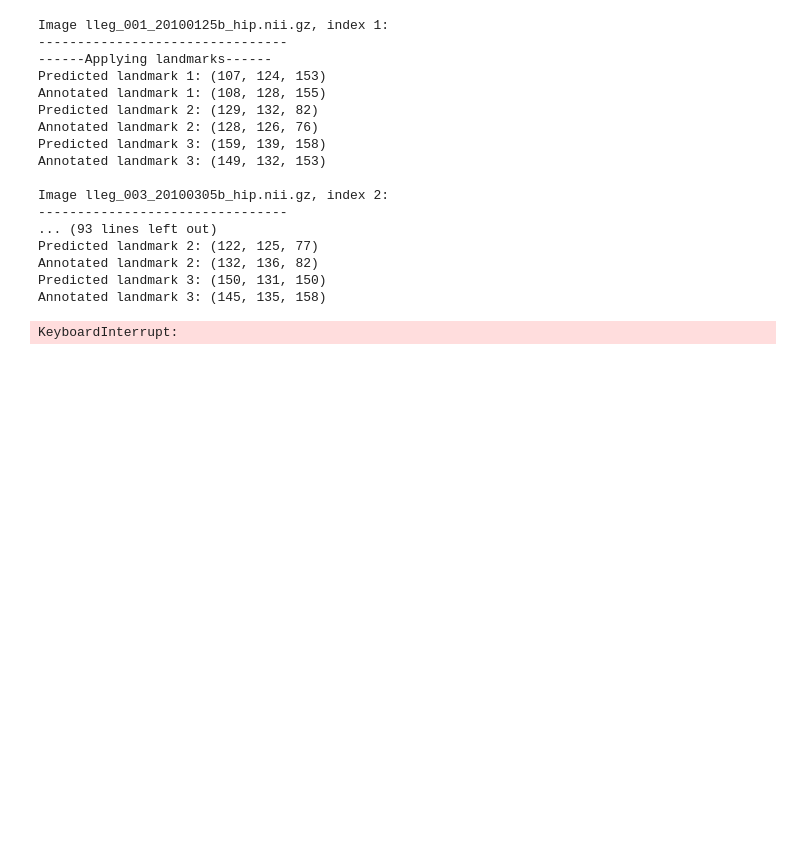
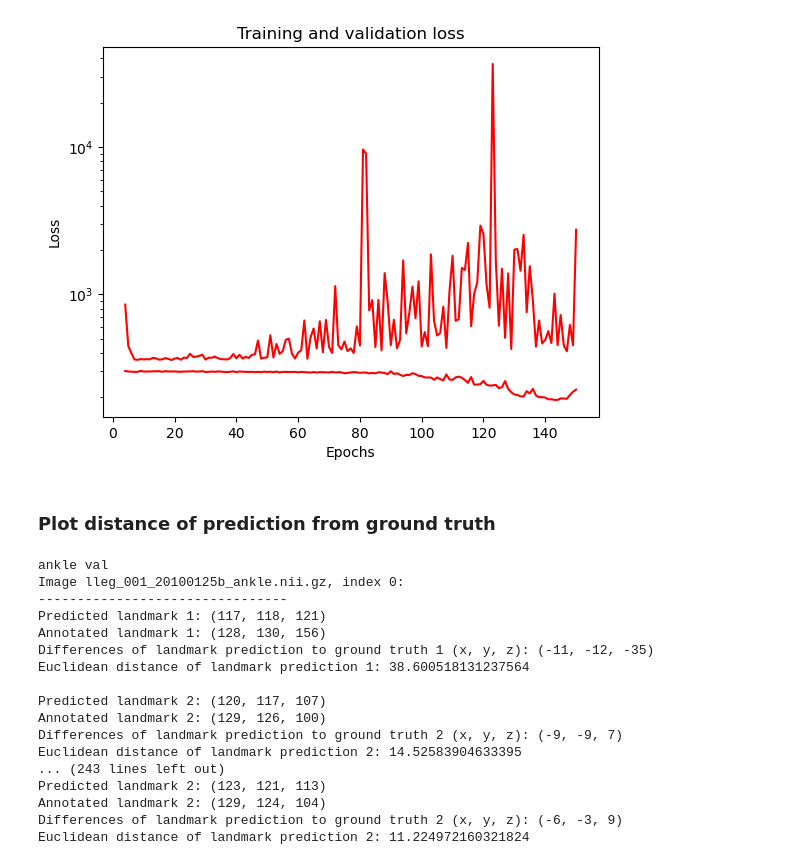
Before and after one commit to martina-torce/3D-TKA-landmark-detection, a Jupyter notebook: 5_post-proc.ipynb, the cells around one changed output. Cells and saved outputs as stored; diff of their text form; code cells hidden in the pictures; blank space fills up the shorter version.

```diff
--- a/5_post-proc.ipynb
+++ b/5_post-proc.ipynb
@@ -13,3 +34,16 @@ landmarks_pred_array = np.load(f"data/arrays/y_pred_{ds}_{joint}.npy")
+# %%
+plt.plot(epochs[3:], loss[3:], 'r', label='Training loss')
+plt.plot(epochs[3:], val_loss[3:], 'r', label='Training loss')
+
+plt.yscale('log')
+plt.title('Training and validation loss')
+plt.xlabel('Epochs')
+plt.ylabel('Loss')
+plt.show()
+# %% [output]
+[figure, added]
+# %% [markdown]
+### Plot distance of prediction from ground truth
 # %%
 def create_mask(image_ref):
     """
@@ -103,14 +179,28 @@ def binary_dilate(image):
 # %%
+image_index = 0
+diff = []
+eu_dist = []
+landmarks = []
+
+print(f"{joint} {ds}")
 # Loop through all images in the directory
 image_names = sorted(os.listdir(image_dir))
-for image_index, image_name in enumerate(image_names):
-    if image_name.endswith('.nii.gz'):
+for image_name in image_names:
+    if image_name.endswith('.nii.gz') and image_index < landmarks_array.shape[0]:
 
         print(f"Image {image_name}, index {image_index}:")
         print("--------------------------------")
 
         # Load image
         image = sitk.ReadImage(os.path.join(image_dir, image_name))
+
+        # Calculate prediction error
+        image_eu_dist, image_differences, landmarks_annot = calculate_pred_error(landmarks_pred_array, landmarks_array, image_index)
+        diff.append(image_differences)
+        eu_dist.append(image_eu_dist)
+        landmarks.append(landmarks_annot)
+
+        ## Visualisation
 
         # Create mask
         mask = create_mask(image)
@@ -122,25 +212,35 @@ for image_index, image_name in enumerate(image_names):
         mask_dilated = binary_dilate(mask_annot)
 
         # Save image
-        sitk.WriteImage(mask_dilated, os.path.join(image_dir, "mask_pred", image_name[:-7] + f"_mask_pred_{joint}.nii.gz"))
+        # sitk.WriteImage(mask_dilated, os.path.join(image_dir, "mask_pred", image_name[:-7] + f"_mask_pred_{joint}.nii.gz"))
 
+        image_index+=1
         print("")
+
+# Save arrays
+eu_dist_arr = np.array(eu_dist)
+np.save(f"data/arrays/eu_dist_{ds}_{joint}.npy", eu_dist_arr)
+
+diff_arr = np.array(diff)
+np.save(f"data/arrays/differences_{ds}_{joint}.npy", diff_arr)
+
+landmarks_arr = np.array(landmarks)
+np.save(f"data/arrays/landmarks_{ds}_{joint}.npy", landmarks)
 # %% [output]
-Image lleg_001_20100125b_hip.nii.gz, index 1:
+ankle val
+Image lleg_001_20100125b_ankle.nii.gz, index 0:
 --------------------------------
-------Applying landmarks------
-Predicted landmark 1: (107, 124, 153)
-Annotated landmark 1: (108, 128, 155)
-Predicted landmark 2: (129, 132, 82)
-Annotated landmark 2: (128, 126, 76)
-Predicted landmark 3: (159, 139, 158)
-Annotated landmark 3: (149, 132, 153)
+Predicted landmark 1: (117, 118, 121)
+Annotated landmark 1: (128, 130, 156)
+Differences of landmark prediction to ground truth 1 (x, y, z): (-11, -12, -35)
+Euclidean distance of landmark prediction 1: 38.600518131237564
 
-Image lleg_003_20100305b_hip.nii.gz, index 2:
---------------------------------
-... (93 lines left out)
-Predicted landmark 2: (122, 125, 77)
-Annotated landmark 2: (132, 136, 82)
-Predicted landmark 3: (150, 131, 150)
-Annotated landmark 3: (145, 135, 158)
+Predicted landmark 2: (120, 117, 107)
+Annotated landmark 2: (129, 126, 100)
+Differences of landmark prediction to ground truth 2 (x, y, z): (-9, -9, 7)
+Euclidean distance of landmark prediction 2: 14.52583904633395
+... (243 lines left out)
+Predicted landmark 2: (123, 121, 113)
+Annotated landmark 2: (129, 124, 104)
+Differences of landmark prediction to ground truth 2 (x, y, z): (-6, -3, 9)
+Euclidean distance of landmark prediction 2: 11.224972160321824
-KeyboardInterrupt:
```
Also changed, not shown: parts of 4 cells of this notebook, 49 other files.
